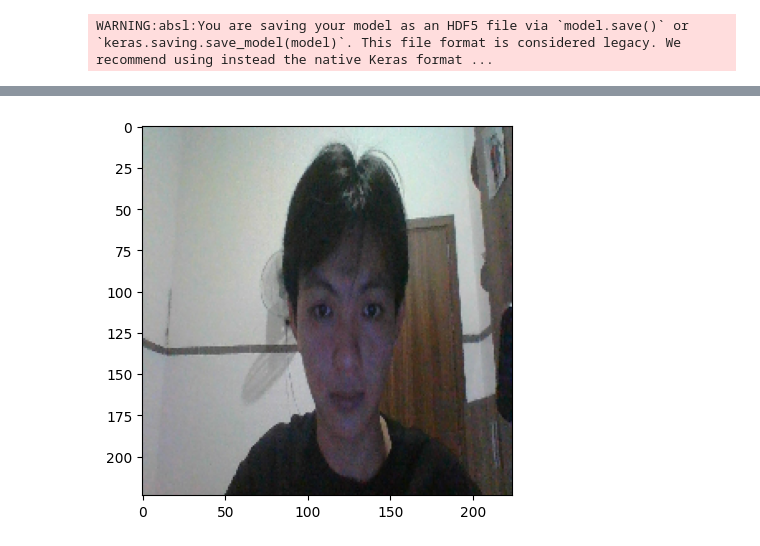
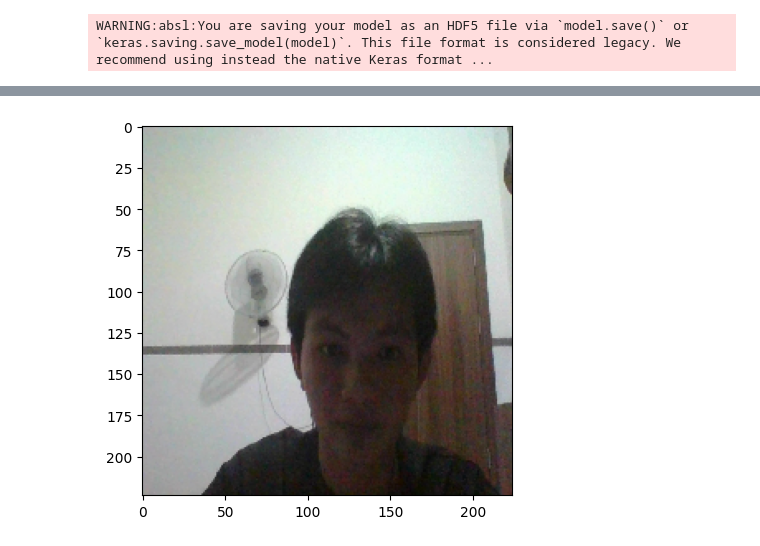
Before and after one commit to tmtngu/BTVN_AI_1, a Jupyter notebook: Nhận_Diện_IC0001_K51.ipynb, the cells around one changed output, grey strips where cells are left out. Drawn from its saved outputs; the diff is of its cells as text; code cells hidden in the pictures.

```diff
--- a/Nhận_Diện_IC0001_K51.ipynb
+++ b/Nhận_Diện_IC0001_K51.ipynb
@@ -135,9 +170,8 @@ WARNING:absl:You are saving your model as an HDF5 file via `model.save()` or `ke
 # %%
 from keras.utils import load_img
 import numpy as np
-import matplotlib.pyplot as plt
 
-path="/content/WIN_20260602_15_51_12_Pro.jpg"
+path="/content/photo.png"
 img=load_img(path,target_size=(chieu_dai_anh,chieu_cao_anh))
 plt.imshow(img)
 img=np.array(img)
@@ -153,2 +187,2 @@ print(f"Đây là {ten}")
 Đây là Trịnh Minh Thiên
-[figure, old version]
+[figure, new version]
```
Also changed, not shown: parts of 2 cells of this notebook.
